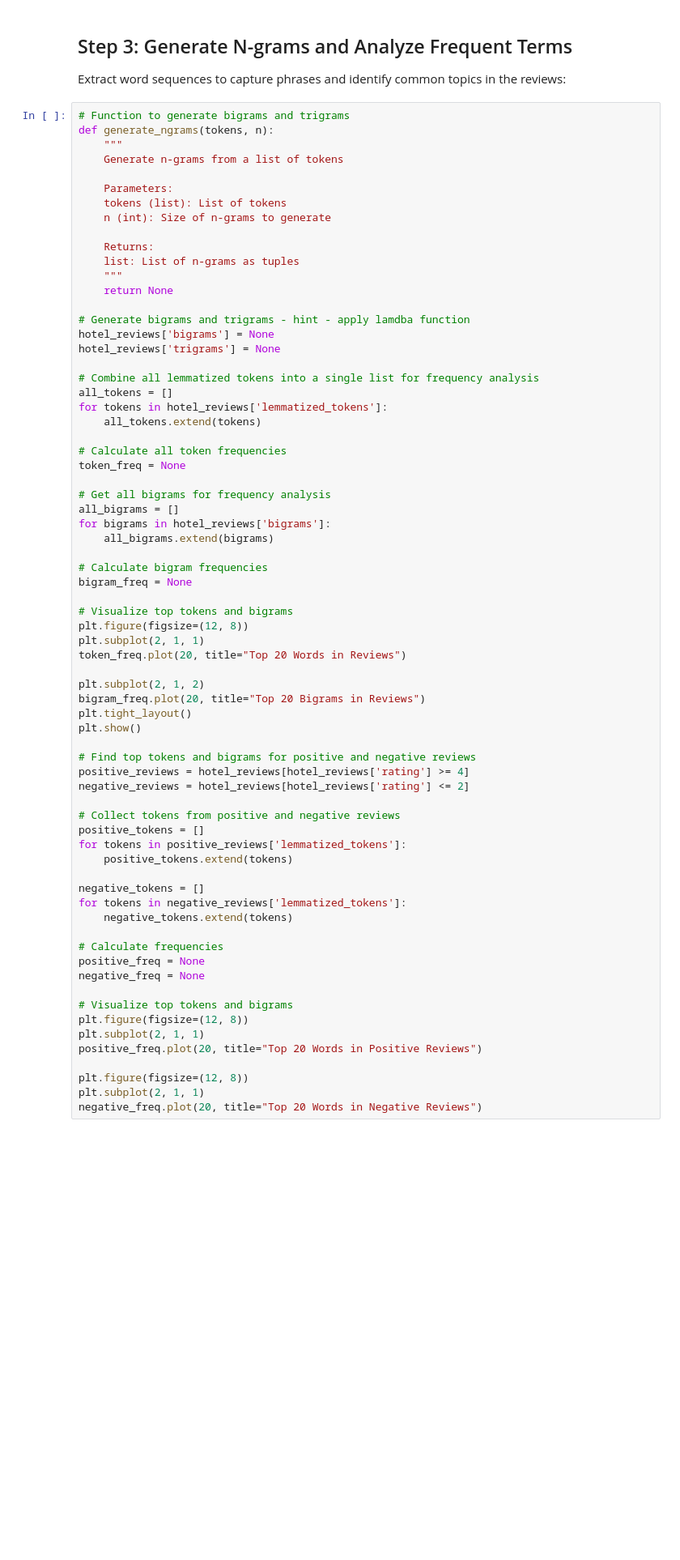
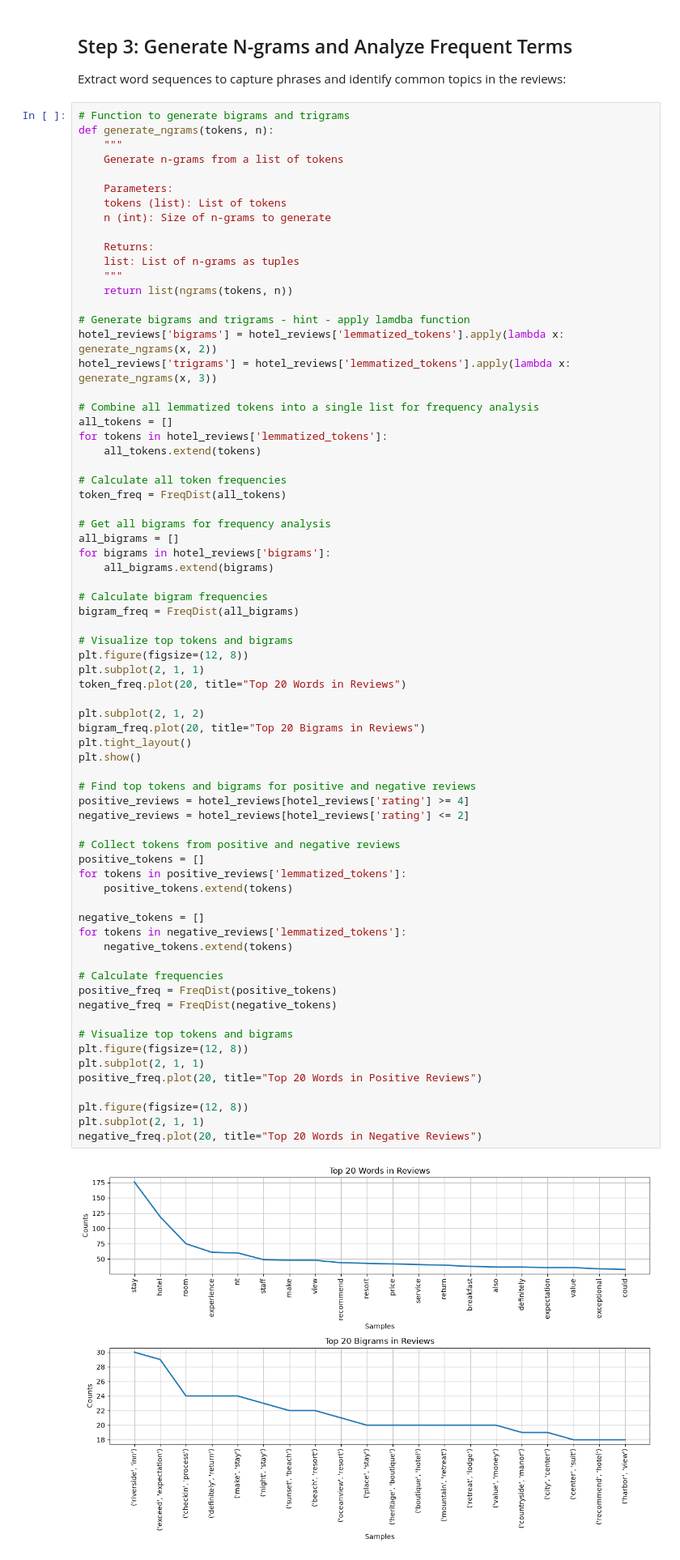
Before and after one commit to donjuel003/NLP, a Jupyter notebook: text_preprocessing_lab.ipynb, the cells around one changed output. Shown at 81% size. Saved outputs shown, nothing was run; the diff lists cells and outputs as text; blank space fills up the shorter version.

Commit message:
Generate N-grams and Analyze frequent Terms

```diff
--- a/text_preprocessing_lab.ipynb
+++ b/text_preprocessing_lab.ipynb
@@ -305,11 +305,11 @@ def generate_ngrams(tokens, n):
     Returns:
     list: List of n-grams as tuples
     """
-    return None
+    return list(ngrams(tokens, n))
 
 # Generate bigrams and trigrams - hint - apply lamdba function
-hotel_reviews['bigrams'] = None
-hotel_reviews['trigrams'] = None
+hotel_reviews['bigrams'] = hotel_reviews['lemmatized_tokens'].apply(lambda x: generate_ngrams(x, 2))
+hotel_reviews['trigrams'] = hotel_reviews['lemmatized_tokens'].apply(lambda x: generate_ngrams(x, 3))
 
 # Combine all lemmatized tokens into a single list for frequency analysis
 all_tokens = []
@@ -317,7 +317,7 @@ for tokens in hotel_reviews['lemmatized_tokens']:
     all_tokens.extend(tokens)
 
 # Calculate all token frequencies
-token_freq = None
+token_freq = FreqDist(all_tokens)
 
 # Get all bigrams for frequency analysis
 all_bigrams = []
@@ -325,7 +325,7 @@ for bigrams in hotel_reviews['bigrams']:
     all_bigrams.extend(bigrams)
 
 # Calculate bigram frequencies
-bigram_freq = None
+bigram_freq = FreqDist(all_bigrams)
 
 # Visualize top tokens and bigrams
 plt.figure(figsize=(12, 8))
@@ -333,32 +333,34 @@ plt.subplot(2, 1, 1)
 token_freq.plot(20, title="Top 20 Words in Reviews")
 
 plt.subplot(2, 1, 2)
 bigram_freq.plot(20, title="Top 20 Bigrams in Reviews")
 plt.tight_layout()
 plt.show()
 
 # Find top tokens and bigrams for positive and negative reviews
 positive_reviews = hotel_reviews[hotel_reviews['rating'] >= 4]
 negative_reviews = hotel_reviews[hotel_reviews['rating'] <= 2]
 
 # Collect tokens from positive and negative reviews
 positive_tokens = []
 for tokens in positive_reviews['lemmatized_tokens']:
     positive_tokens.extend(tokens)
 
 negative_tokens = []
 for tokens in negative_reviews['lemmatized_tokens']:
     negative_tokens.extend(tokens)
 
 # Calculate frequencies
-positive_freq = None
-negative_freq = None
+positive_freq = FreqDist(positive_tokens)
+negative_freq = FreqDist(negative_tokens)
 
 # Visualize top tokens and bigrams
 plt.figure(figsize=(12, 8))
 plt.subplot(2, 1, 1)
 positive_freq.plot(20, title="Top 20 Words in Positive Reviews")
 
 plt.figure(figsize=(12, 8))
 plt.subplot(2, 1, 1)
 negative_freq.plot(20, title="Top 20 Words in Negative Reviews")
+# %% [output]
+[figure, added]
```
Also changed, not shown: parts of 2 cells of this notebook.
